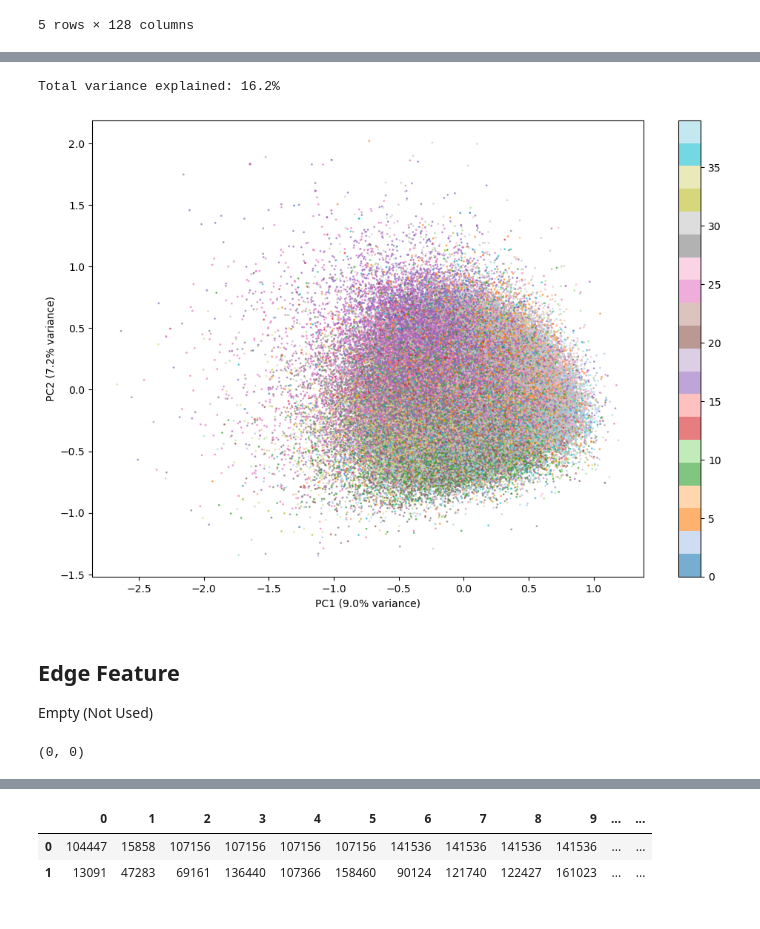
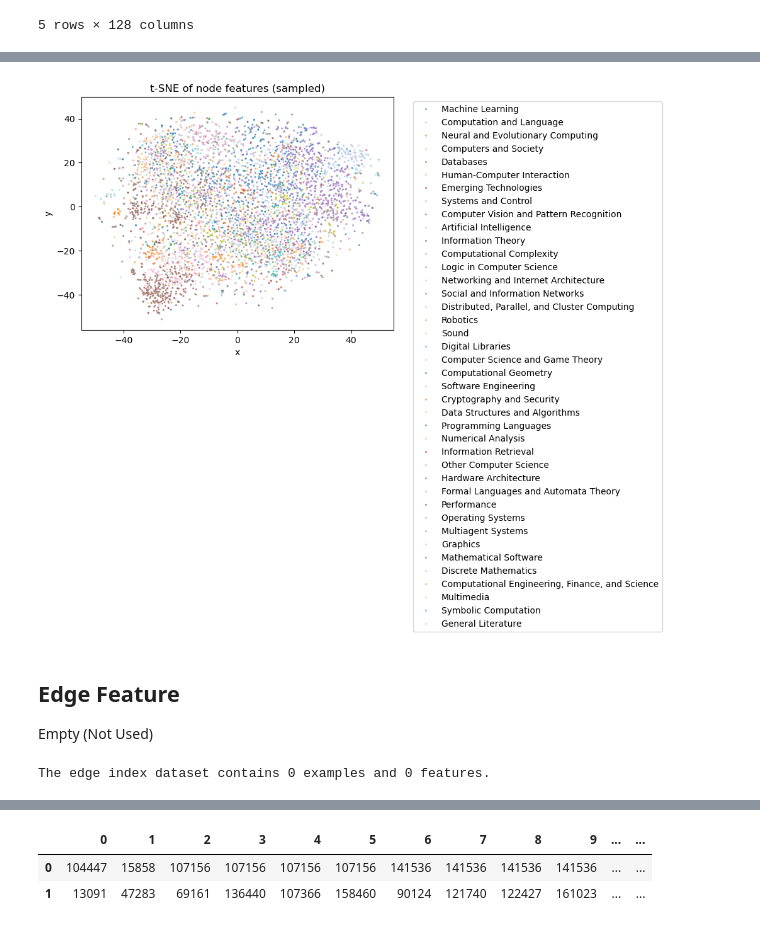
Before and after one commit to CodingWithJoseph/ClassificationBenchmarks, a Jupyter notebook: notebooks/ogb/01_eda_overview.ipynb, the cells around one changed output, grey strips where cells are left out. Cells and saved outputs as stored; diff of their text form; code cells hidden in the pictures.

```diff
--- a/notebooks/ogb/01_eda_overview.ipynb
+++ b/notebooks/ogb/01_eda_overview.ipynb
@@ -131,13 +134,13 @@ node_year = pd.DataFrame(data=graph['node_year'])
 ### Mapping Label Id to Category & Description
 This code creates a label mapping for the arXiv computer science dataset. This mapping helps for understanding what each class represents in the distribution shown in the chart.
 # %%
-mapping = pd.read_csv('../../data/ogb/ogbn_arxiv/mapping/labelidx2arxivcategeory.csv.gz')
+mapping = pd.read_csv('../../data/ogbn/ogbn_arxiv/mapping/labelidx2arxivcategeory.csv.gz')
 
 mapping["category"] = mapping["arxiv category"].str.replace("arxiv cs ", "", regex=False).str.lower()
 mapping.drop("arxiv category", axis=1, inplace=True)
 mapping.rename(columns={'label idx': 'label'}, inplace=True)
 
-labels.rename(columns={0: 'label'}, inplace=True)
+labels = pd.DataFrame(data=labels, columns=['label'])
 
 desc = pd.DataFrame(list(cs_map.items()), columns=['category', 'description'])
 desc['category'] = desc['category'].str.lower()
@@ -248,29 +227,45 @@ ImportError: cannot import name 'UMAP' from 'umap' (C:\Users\jhowert\AppData\Roa
-# %%
-from sklearn.decomposition import PCA
-import matplotlib.pyplot as plt
-
-# Fit PCA
-pca = PCA(n_components=2, random_state=42)
-features_2d = pca.fit_transform(node_feat)
-
-# Plot
-plt.figure(figsize=(12, 8))
-scatter = plt.scatter(features_2d[:, 0], features_2d[:, 1], c=labels['label'], cmap='tab20', alpha=0.6, s=1)
-plt.xlabel(f'PC1 ({pca.explained_variance_ratio_[0]:.1%} variance)')
-plt.ylabel(f'PC2 ({pca.explained_variance_ratio_[1]:.1%} variance)')
-plt.colorbar(scatter)
-
-print(f"Total variance explained: {pca.explained_variance_ratio_.sum():.1%}")
-# %% [output]
-Total variance explained: 16.2%
-[figure, removed]
+# %%
+# Settings
+seed = 42
+perplexity = 30
+size = 5000
+num_exs = node_feat.shape[0]
+n_components = 2
+
+# Randomly select a number of examples defined by size out of num_exs. This gives us an array of random indices.
+# Use the random indices to extract the examples from the X and y
+np.random.seed(seed)
+idxs = np.random.choice(num_exs, size=size, replace=False)
+ft_sampled = node_feat.iloc[idxs,:]
+lb_sampled = labels.iloc[idxs,:]
+
+# TSNE: fit transform will compress the 128 dimensions from the original
+# dataset to the number of dimensions define by n_components
+tsne = TSNE(n_components=n_components, random_state=seed, perplexity=perplexity)
+ft_embedded = tsne.fit_transform(ft_sampled)
+
+sns.scatterplot(
+    data=pd.DataFrame({'x': ft_embedded[:,0], 'y': ft_embedded[:,1], 'label': lb_sampled['description'].values}),
+    x='x',
+    y='y',
+    hue='label',
+    palette='tab20',
+    s=5,
+    alpha=0.7,
+    legend='full'
+)
+plt.title("t-SNE of node features (sampled)")
+plt.legend(bbox_to_anchor=(1.05, 1), loc='upper left')
+plt.show()
+# %% [output]
+[figure, added]
 # %% [markdown]
 ## Edge Feature
 Empty (Not Used)
 # %%
-edge_feat.shape
+print(f'The edge index dataset contains {edge_feat.shape[0]} examples and {edge_feat.shape[1]} features.')
 # %% [output]
-(0, 0)
+The edge index dataset contains 0 examples and 0 features.
 # %% [markdown]
 ## Edge Index
 Edge Index contains the citation relationships between any two nodes/papers. The graph structure captures academic citation relationships through directed edges, where an edge from node A to node B indicates that paper A cites paper B [1].
```
Also changed, not shown: parts of 12 cells of this notebook, 6 other files.
